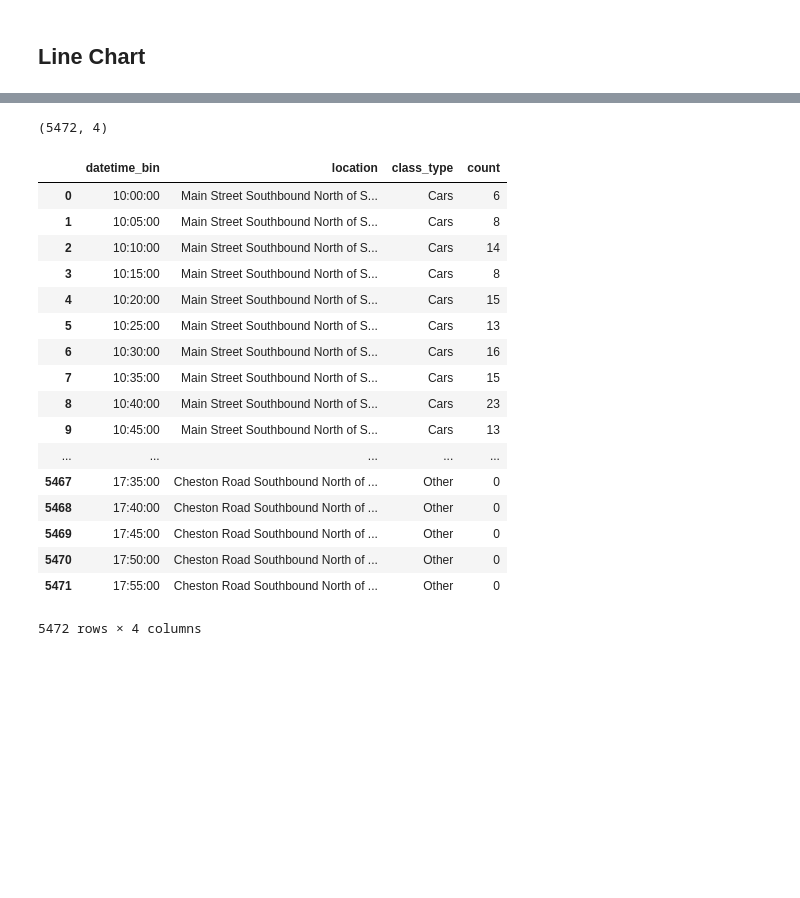
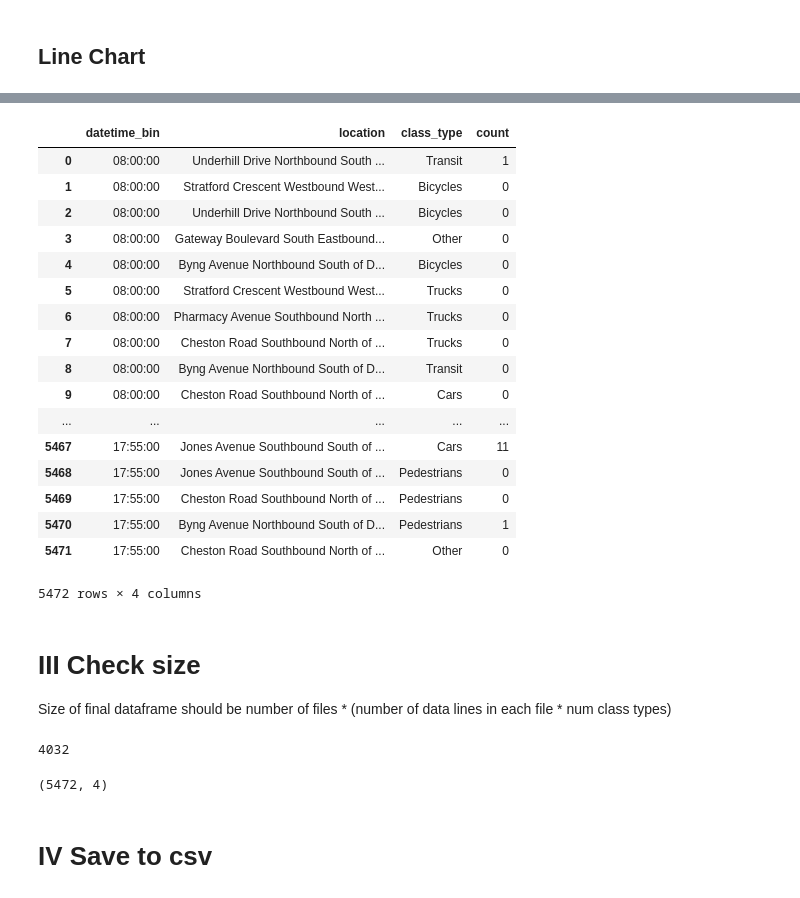
Before and after one commit to CityofToronto/bdit_data-sources, a Jupyter notebook: wys/atr/notebooks/tmc_data_preprocessing.ipynb, the cells around one changed output, grey strips where cells are left out. Drawn from its saved outputs; the diff is of its cells as text; code cells hidden in the pictures; blank space fills up the shorter version.

Commit message:
WIP #377: save to csv

```diff
--- a/wys/atr/notebooks/tmc_data_preprocessing.ipynb
+++ b/wys/atr/notebooks/tmc_data_preprocessing.ipynb
@@ -340,7 +334,7 @@ def read_xls():
 
     return df
 # %%
-this_df=read_xls()
+df_all=read_xls()
 # %% [output]
 File 1: 2020-04-27_MAIN SOUTHBOUND NORTH OF SWANWICK.xlsx
 Main Street Southbound North of Swanwick Avenue
@@ -362,23 +383,36 @@ Cheston Road Southbound North of Belsize Drive
+# %%
+# sort by datetime_bin
+df_all.sort_values('datetime_bin').reset_index(drop=True)
+# %% [output]
+|  | datetime_bin | location | class_type | count |
+| 0 | 08:00:00 | Underhill Drive Northbound South ... | Transit | 1 |
+| 1 | 08:00:00 | Stratford Crescent Westbound West... | Bicycles | 0 |
+| 2 | 08:00:00 | Underhill Drive Northbound South ... | Bicycles | 0 |
+| 3 | 08:00:00 | Gateway Boulevard South Eastbound... | Other | 0 |
+| 4 | 08:00:00 | Byng Avenue Northbound South of D... | Bicycles | 0 |
+| 5 | 08:00:00 | Stratford Crescent Westbound West... | Trucks | 0 |
+| 6 | 08:00:00 | Pharmacy Avenue Southbound North ... | Trucks | 0 |
+| 7 | 08:00:00 | Cheston Road Southbound North of ... | Trucks | 0 |
+| 8 | 08:00:00 | Byng Avenue Northbound South of D... | Transit | 0 |
+| 9 | 08:00:00 | Cheston Road Southbound North of ... | Cars | 0 |
+| ... | ... | ... | ... | ... |
+| 5467 | 17:55:00 | Jones Avenue Southbound South of ... | Cars | 11 |
+| 5468 | 17:55:00 | Jones Avenue Southbound South of ... | Pedestrians | 0 |
+| 5469 | 17:55:00 | Cheston Road Southbound North of ... | Pedestrians | 0 |
+| 5470 | 17:55:00 | Byng Avenue Northbound South of D... | Pedestrians | 1 |
+| 5471 | 17:55:00 | Cheston Road Southbound North of ... | Other | 0 |
+5472 rows × 4 columns
+# %% [markdown]
+# III Check size
+
+Size of final dataframe should be number of files * (number of data lines in each file  * num class types)
+# %%
+len(fname_list) * ((24 + 24) * 6)
+# %% [output]
+4032
 # %%
-print(this_df.shape)
-this_df
+print(df_all.shape)
 # %% [output]
 (5472, 4)
-|  | datetime_bin | location | class_type | count |
-| 0 | 10:00:00 | Main Street Southbound North of S... | Cars | 6 |
-| 1 | 10:05:00 | Main Street Southbound North of S... | Cars | 8 |
-| 2 | 10:10:00 | Main Street Southbound North of S... | Cars | 14 |
-| 3 | 10:15:00 | Main Street Southbound North of S... | Cars | 8 |
-| 4 | 10:20:00 | Main Street Southbound North of S... | Cars | 15 |
-| 5 | 10:25:00 | Main Street Southbound North of S... | Cars | 13 |
-| 6 | 10:30:00 | Main Street Southbound North of S... | Cars | 16 |
-| 7 | 10:35:00 | Main Street Southbound North of S... | Cars | 15 |
-| 8 | 10:40:00 | Main Street Southbound North of S... | Cars | 23 |
-| 9 | 10:45:00 | Main Street Southbound North of S... | Cars | 13 |
-| ... | ... | ... | ... | ... |
-| 5467 | 17:35:00 | Cheston Road Southbound North of ... | Other | 0 |
-| 5468 | 17:40:00 | Cheston Road Southbound North of ... | Other | 0 |
-| 5469 | 17:45:00 | Cheston Road Southbound North of ... | Other | 0 |
-| 5470 | 17:50:00 | Cheston Road Southbound North of ... | Other | 0 |
-| 5471 | 17:55:00 | Cheston Road Southbound North of ... | Other | 0 |
-5472 rows × 4 columns
+# %% [markdown]
+# IV Save to csv
```
Also changed, not shown: parts of 9 cells of this notebook.
